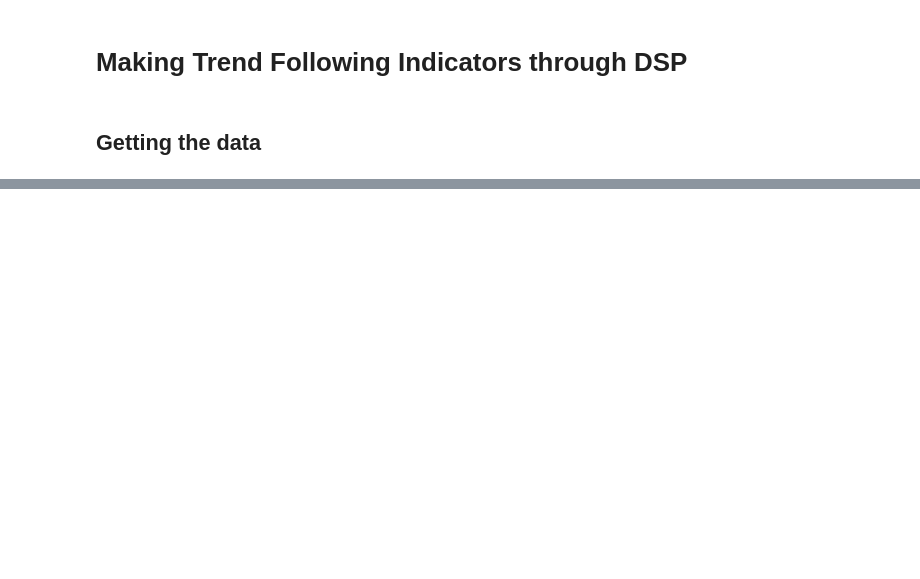
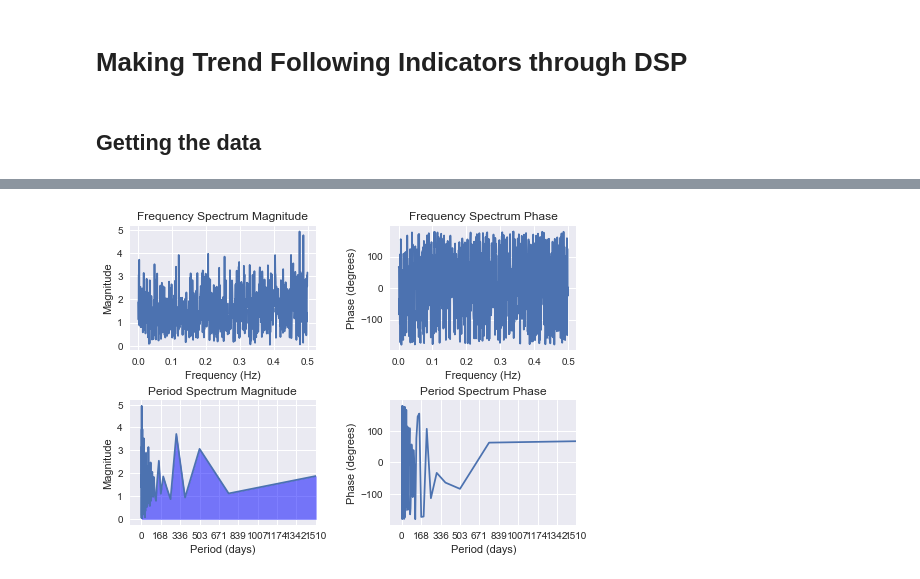
Before and after one commit to minbh7373/dsp, a Jupyter notebook: Homework_Challenge/DSP_Presentation.ipynb, the cells around one changed output, grey strips where cells are left out. Cells and saved outputs as stored; diff of their text form; code cells hidden in the pictures; blank space fills up the shorter version.

```diff
--- a/Homework_Challenge/DSP_Presentation.ipynb
+++ b/Homework_Challenge/DSP_Presentation.ipynb
@@ -244,3 +121,0 @@ Length: 35969, dtype: bool
-# %%
-data.loc[cond1, "position"] = 1
-data.loc[cond2, "position"] = -1
@@ -841,0 +134,5 @@ trader.twm.stop()
+# %%
+# Keep only the positive frequency components
+positive_frequency_indices = np.where(sample_frequency > 0)
+positive_frequency = sample_frequency[positive_frequency_indices]
+positive_transform = fourier_transform[positive_frequency_indices]
@@ -841,0 +142,3 @@ trader.twm.stop()
+# %%
+# Compute the period axis
+period = 1/positive_frequency
@@ -841,0 +151,45 @@ trader.twm.stop()
+# %%
+# Compute the magnitude and phase of the frequency and period spectrum
+magnitude_frequency = np.abs(fourier_transform[positive_frequency_indices])
+phase_frequency = np.angle(fourier_transform[positive_frequency_indices], deg=True)
+magnitude_period = np.abs(fourier_transform[positive_frequency_indices])
+phase_period = np.angle(fourier_transform[positive_frequency_indices], deg=True)
+# %%
+# Plot the frequency spectrum magnitude
+plt.figure()
+plt.subplots_adjust(hspace=0.4, wspace=0.4)  # increase the height of the space between subplots
+plt.subplot(221)
+plt.plot(positive_frequency, magnitude_frequency)
+plt.xlabel("Frequency (Hz)")
+plt.ylabel("Magnitude")
+plt.title("Frequency Spectrum Magnitude")
+
+# Plot the frequency spectrum phase
+plt.subplot(222)
+plt.plot(positive_frequency, phase_frequency)
+plt.xlabel("Frequency (Hz)")
+plt.ylabel("Phase (degrees)")
+plt.title("Frequency Spectrum Phase")
+
+# Plot the period spectrum magnitude
+plt.subplot(223)
+plt.plot(period, magnitude_period)
+plt.fill_between(period, magnitude_period, color='blue', alpha=0.5)
+plt.xlabel("Period (days)")
+plt.ylabel("Magnitude")
+plt.title("Period Spectrum Magnitude")
+plt.xlim(-100, 1510)
+plt.xticks(np.linspace(0, 1510, 10))
+
+# Plot the period spectrum phase
+plt.subplot(224)
+plt.plot(period, phase_period)
+plt.xlabel("Period (days)")
+plt.ylabel("Phase (degrees)")
+plt.title("Period Spectrum Phase")
+plt.xlim(-100, 1510)
+plt.xticks(np.linspace(0, 1510, 10))
+
+plt.show()
+# %% [output]
+[figure, added]
```
Also changed, not shown: parts of 70 cells of this notebook.
